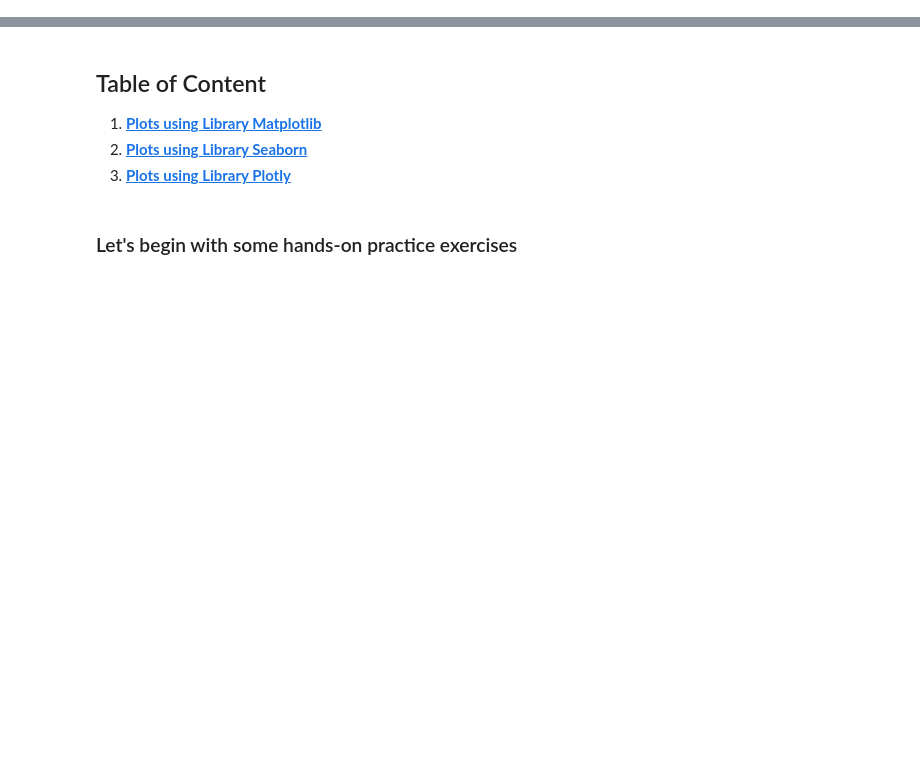
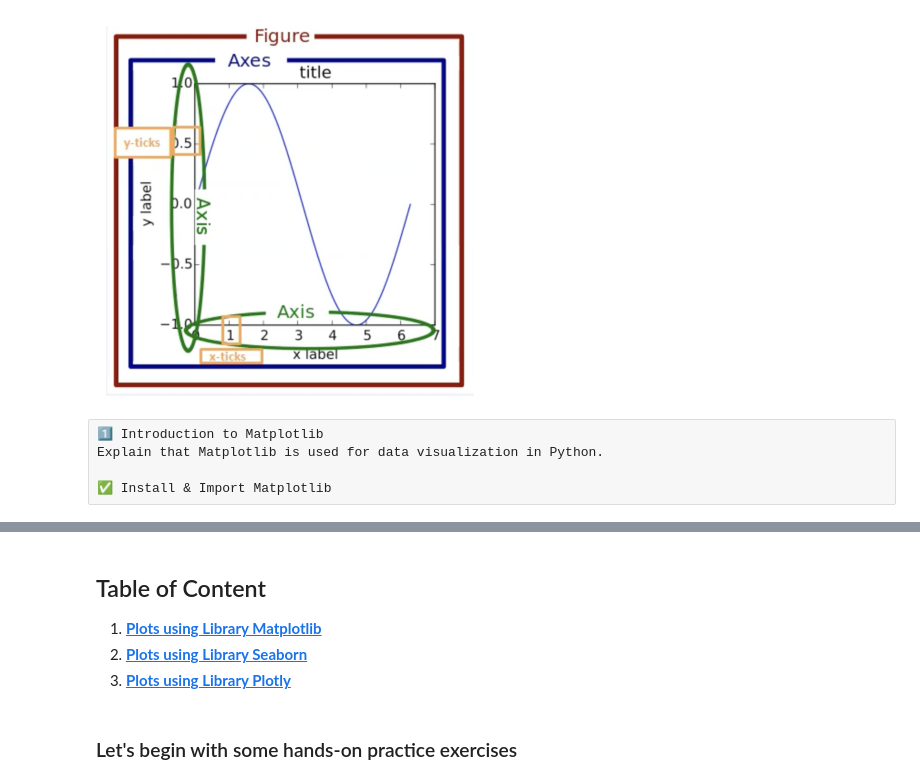
Before and after one commit to vidyadharbendre/learn_advanced_python_using_examples, a Jupyter notebook: notebooks/Advanced/advanced_python_programming_4.ipynb, the cells around one changed output, grey strips where cells are left out. Cells and saved outputs as stored; diff of their text form; code cells hidden in the pictures; blank space fills up the shorter version.

```diff
--- a/notebooks/Advanced/advanced_python_programming_4.ipynb
+++ b/notebooks/Advanced/advanced_python_programming_4.ipynb
@@ -28,3 +28,16 @@
     </a>
   </td>
 </table>
+# %%
+# Load and display image
+img = plt.imread("../../images/figure_axes.png")
+plt.imshow(img)
+plt.axis("off")  # Hide axes
+plt.show()
+# %% [output]
+[figure, added]
+# %% [raw]
+1️⃣ Introduction to Matplotlib
+Explain that Matplotlib is used for data visualization in Python.
+
+✅ Install & Import Matplotlib
```
Also changed, not shown: parts of 32 cells of this notebook, 4 other files.
